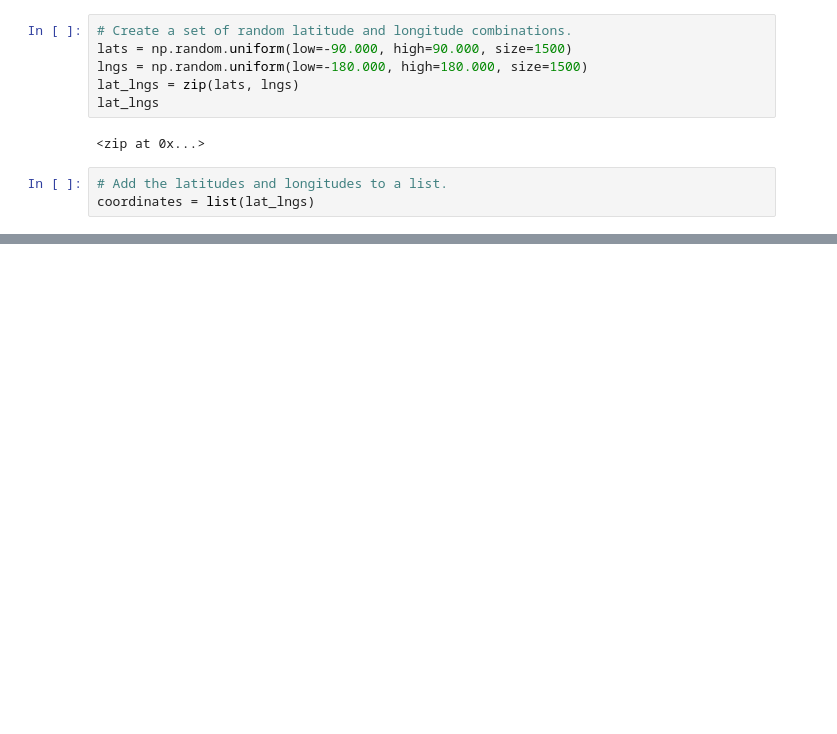
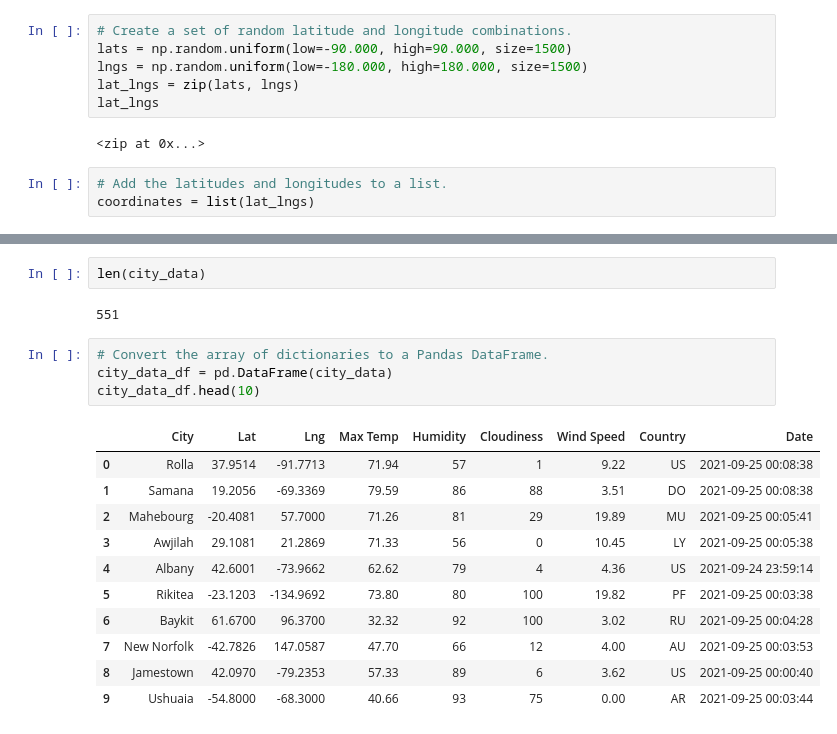
Before and after one commit to mdwilliams11/World_Weather_Analysis, a Jupyter notebook: WeatherPy.ipynb, the cells around one changed output, grey strips where cells are left out. Cells and saved outputs as stored; diff of their text form; blank space fills up the shorter version.

```diff
--- a/WeatherPy.ipynb
+++ b/WeatherPy.ipynb
@@ -32,0 +129,20 @@ len(cities)
+# %%
+len(city_data)
+# %% [output]
+551
+# %%
+# Convert the array of dictionaries to a Pandas DataFrame.
+city_data_df = pd.DataFrame(city_data)
+city_data_df.head(10)
+# %% [output]
+|  | City | Lat | Lng | Max Temp | Humidity | Cloudiness | Wind Speed | Country | Date |
+| 0 | Rolla | 37.9514 | -91.7713 | 71.94 | 57 | 1 | 9.22 | US | 2021-09-25 00:08:38 |
+| 1 | Samana | 19.2056 | -69.3369 | 79.59 | 86 | 88 | 3.51 | DO | 2021-09-25 00:08:38 |
+| 2 | Mahebourg | -20.4081 | 57.7000 | 71.26 | 81 | 29 | 19.89 | MU | 2021-09-25 00:05:41 |
+| 3 | Awjilah | 29.1081 | 21.2869 | 71.33 | 56 | 0 | 10.45 | LY | 2021-09-25 00:05:38 |
+| 4 | Albany | 42.6001 | -73.9662 | 62.62 | 79 | 4 | 4.36 | US | 2021-09-24 23:59:14 |
+| 5 | Rikitea | -23.1203 | -134.9692 | 73.80 | 80 | 100 | 19.82 | PF | 2021-09-25 00:03:38 |
+| 6 | Baykit | 61.6700 | 96.3700 | 32.32 | 92 | 100 | 3.02 | RU | 2021-09-25 00:04:28 |
+| 7 | New Norfolk | -42.7826 | 147.0587 | 47.70 | 66 | 12 | 4.00 | AU | 2021-09-25 00:03:53 |
+| 8 | Jamestown | 42.0970 | -79.2353 | 57.33 | 89 | 6 | 3.62 | US | 2021-09-25 00:00:40 |
+| 9 | Ushuaia | -54.8000 | -68.3000 | 40.66 | 93 | 75 | 0.00 | AR | 2021-09-25 00:03:44 |
```
Also changed, not shown: parts of 9 cells of this notebook, 3 other files.
